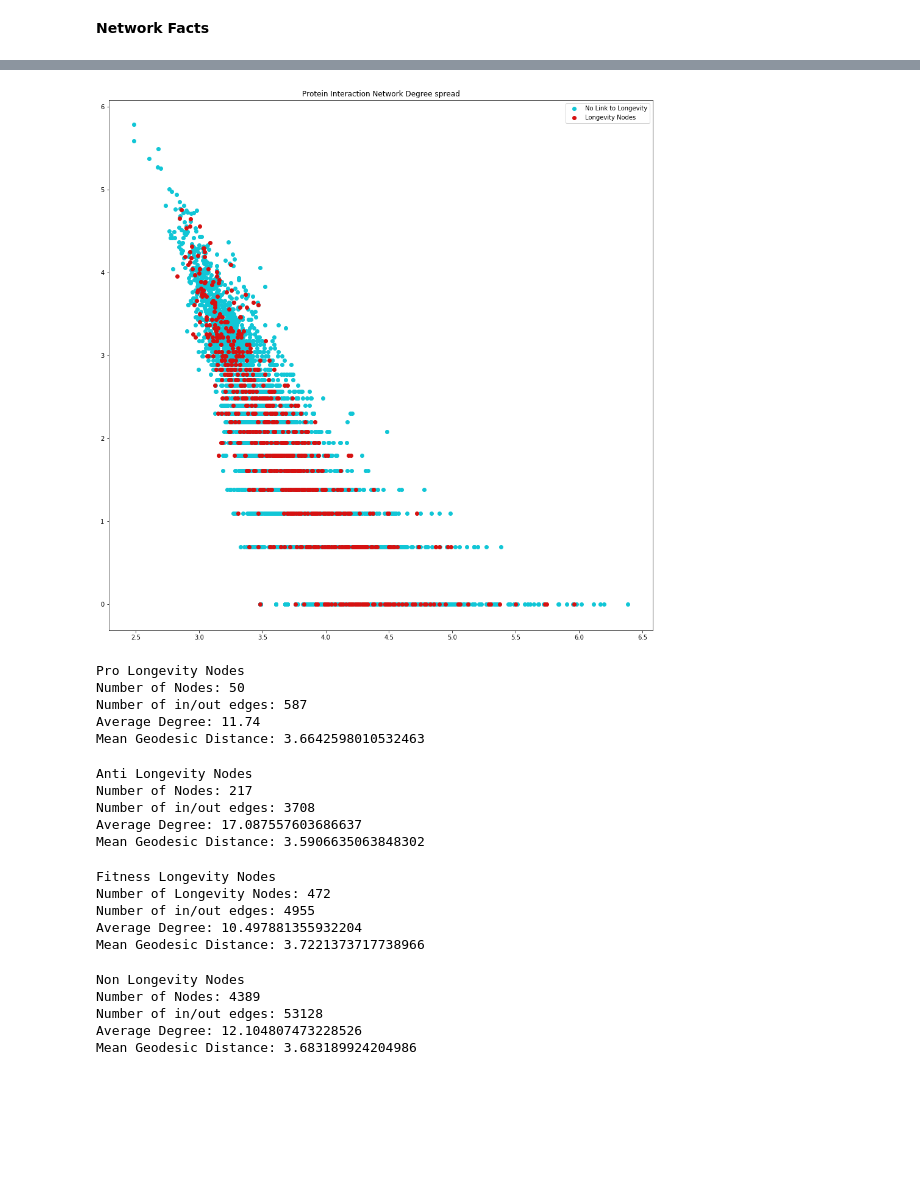
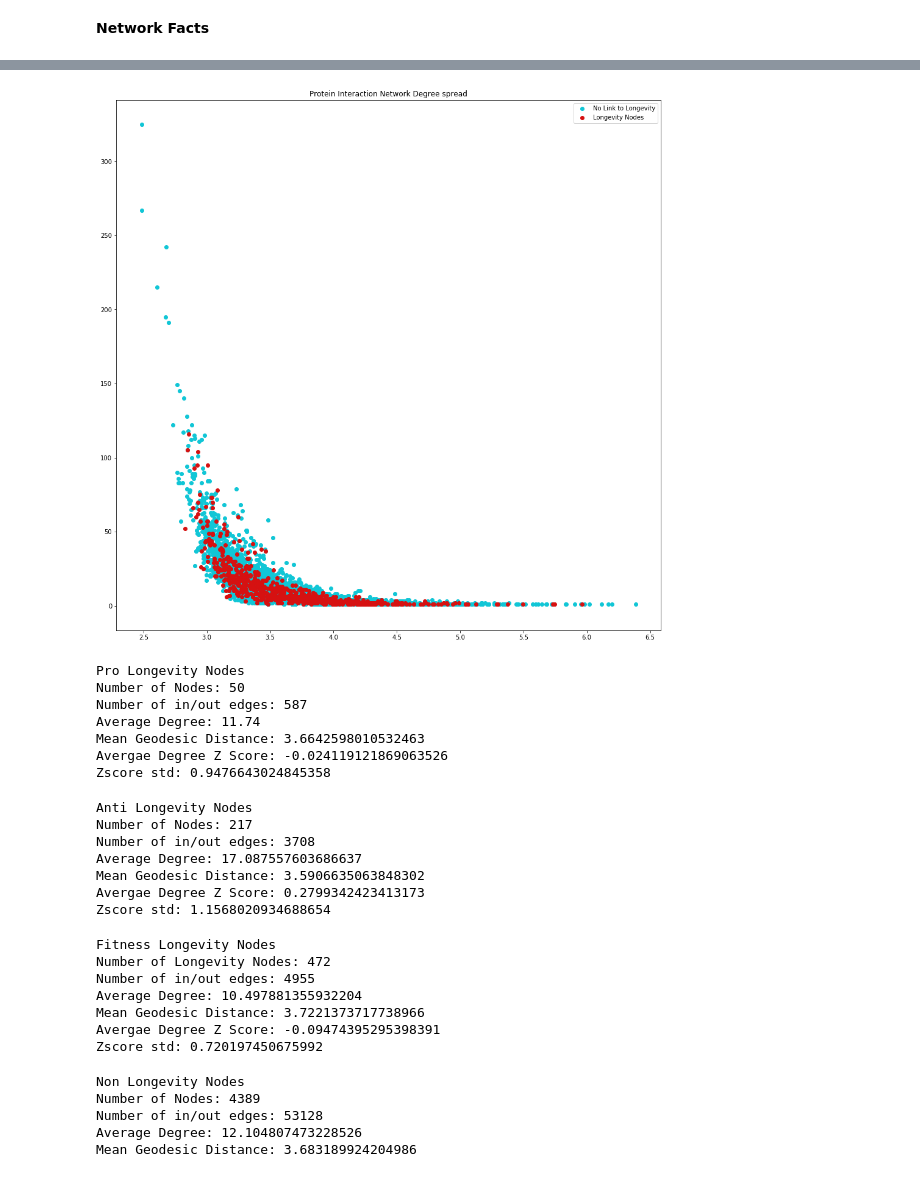
Before and after one commit to JoyMace/HomologousGenes, a Jupyter notebook: Project.ipynb, the cells around one changed output, grey strips where cells are left out. Saved outputs shown, nothing was run; the diff lists cells and outputs as text; code cells hidden in the pictures; blank space fills up the shorter version.

```diff
--- a/Project.ipynb
+++ b/Project.ipynb
@@ -198,18 +256,26 @@ Mean Geodesic Distance: 3.6826748026035827
 overall_longevity_nodes = [n for n in G_main.nodes() if G_main.nodes[n]['color'] != '#11c6d6']
 non_longevity_nodes = [n for n in G_main.nodes() if n not in overall_longevity_nodes]
 edges = 0
-for n in longevity_nodes:
+for n in overall_longevity_nodes:
     edges += G_main.degree(n)
 ell = 0
-for n in longevity_nodes:
+for n in overall_longevity_nodes:
     ell += single_source(G_main, n)
-ellmean = ell/len(longevity_nodes)
+ellmean = ell/len(overall_longevity_nodes)
+
+zscore = []
+for i in overall_longevity_nodes:
+    zscore.append(calculate_DegreezScore(G_main, i))
+zscore_std = np.std(zscore)
+mean_zscore = np.mean(zscore)
 
 print("All Longevity Nodes")
-print("Number of Longevity Nodes: {}".format(len(longevity_nodes)))
+print("Number of Longevity Nodes: {}".format(len(overall_longevity_nodes)))
 print("Number of in/out edges: {}".format(edges))
-print("Average Degree: {}".format(edges/len(longevity_nodes)))
+print("Average Degree: {}".format(edges/len(overall_longevity_nodes)))
 print("Mean Geodesic Distance: {}".format(ellmean))
+print('Mean Degree Z Score: {}'.format(mean_zscore))
+print('Zscore std: {}'.format(zscore_std))
 # %% [output]
 All Longevity Nodes
 Number of Longevity Nodes: 739
@@ -218,0 +287,21 @@ Mean Geodesic Distance: 3.6796154403456685
+# %%
+for n in non_longevity_nodes:
+    edges += G_main.degree(n)
+ell = 0
+for n in non_longevity_nodes:
+    ell += single_source(G_main, n)
+ellmean = ell/len(non_longevity_nodes)
+
+zscore = []
+for i in non_longevity_nodes:
+    zscore.append(calculate_DegreezScore(G_main, i))
+zscore_std = np.std(zscore)
+mean_zscore = np.mean(zscore)
+
+print("Non Longevity Nodes")
+print("Number of Longevity Nodes: {}".format(len(non_longevity_nodes)))
+print("Number of in/out edges: {}".format(edges))
+print("Average Degree: {}".format(edges/len(non_longevity_nodes)))
+print("Mean Geodesic Distance: {}".format(ellmean))
+print('Avergae Degree Z Score: {}'.format(mean_zscore))
+print('Zscore std: {}'.format(zscore_std))
@@ -219,17 +316,17 @@ Mean Geodesic Distance: 3.6796154403456685
 # %%
 fig = plt.figure(figsize=(16,16))
 ax = fig.add_subplot(111)
 ax.set_title('Protein Interaction Network Degree spread')
 ax.scatter([single_source(G_main, n) for n in non_longevity_nodes],
-           [np.log(G_main.degree(n)) for n in non_longevity_nodes],
+           [G_main.degree(n) for n in non_longevity_nodes],
             color='#11c6d6', label='No Link to Longevity')
 ax.scatter([single_source(G_main, n) for n in overall_longevity_nodes],
-           [np.log(G_main.degree(n)) for n in overall_longevity_nodes],
+           [G_main.degree(n) for n in overall_longevity_nodes],
             color='#d61111', label='Longevity Nodes')
 ax.legend()
 plt.show()
 # %% [output]
-[figure, old version]
+[figure, new version]
 # %%
 def get_stats(G, color):
     longevity_nodes = [n for n in G.nodes if G_main.nodes[n]['color'] == color]
@@ -241,46 +338,63 @@ def get_stats(G, color):
     for n in longevity_nodes:
         ell += single_source(G, n)
     ellmean = ell/len(longevity_nodes)
-    return longevity_nodes, edges, ellmean
+    zscore = []
+    for i in longevity_nodes:
+        zscore.append(calculate_DegreezScore(G_main, i))
+    zscore_std = np.std(zscore)
+    mean_zscore = np.mean(zscore)
+    return longevity_nodes, edges, ellmean, zscore_std, mean_zscore
 
-pro_nodes, edges, ellmean = get_stats(G_main, '#11d646')
+pro_nodes, edges, ellmean, zscore_std, mean_zscore = get_stats(G_main, '#11d646')
 print("Pro Longevity Nodes")
 print("Number of Nodes: {}".format(len(pro_nodes)))
 print("Number of in/out edges: {}".format(edges))
 print("Average Degree: {}".format(edges/len(pro_nodes)))
 print("Mean Geodesic Distance: {}".format(ellmean))
+print('Avergae Degree Z Score: {}'.format(mean_zscore))
+print('Zscore std: {}'.format(zscore_std))
 # %% [output]
 Pro Longevity Nodes
 Number of Nodes: 50
 Number of in/out edges: 587
 Average Degree: 11.74
 Mean Geodesic Distance: 3.6642598010532463
+Avergae Degree Z Score: -0.024119121869063526
+Zscore std: 0.9476643024845358
 # %%
-anti_nodes, edges, ellmean = get_stats(G_main, '#d61111')
+anti_nodes, edges, ellmean, zscore_std, mean_zscore = get_stats(G_main, '#d61111')
 print("Anti Longevity Nodes")
 print("Number of Nodes: {}".format(len(anti_nodes)))
 print("Number of in/out edges: {}".format(edges))
 print("Average Degree: {}".format(edges/len(anti_nodes)))
 print("Mean Geodesic Distance: {}".format(ellmean))
+print('Avergae Degree Z Score: {}'.format(mean_zscore))
+print('Zscore std: {}'.format(zscore_std))
 # %% [output]
 Anti Longevity Nodes
 Number of Nodes: 217
 Number of in/out edges: 3708
 Average Degree: 17.087557603686637
 Mean Geodesic Distance: 3.5906635063848302
+Avergae Degree Z Score: 0.2799342423413173
+Zscore std: 1.1568020934688654
 # %%
-fit_nodes, edges, ellmean = get_stats(G_main, '#d67711')
+fit_nodes, edges, ellmean, zscore_std, mean_zscore = get_stats(G_main, '#d67711')
 print("Fitness Longevity Nodes")
 print("Number of Longevity Nodes: {}".format(len(fit_nodes)))
 print("Number of in/out edges: {}".format(edges))
 print("Average Degree: {}".format(edges/len(fit_nodes)))
 print("Mean Geodesic Distance: {}".format(ellmean))
+print('Avergae Degree Z Score: {}'.format(mean_zscore))
+print('Zscore std: {}'.format(zscore_std))
 # %% [output]
 Fitness Longevity Nodes
 Number of Longevity Nodes: 472
 Number of in/out edges: 4955
 Average Degree: 10.497881355932204
 Mean Geodesic Distance: 3.7221373717738966
+Avergae Degree Z Score: -0.09474395295398391
+Zscore std: 0.720197450675992
 # %%
 non_nodes, edges, ellmean = get_stats(G_main, '#11c6d6')
 print("Non Longevity Nodes")
```
Also changed, not shown: parts of 18 cells of this notebook, 1 other file.
